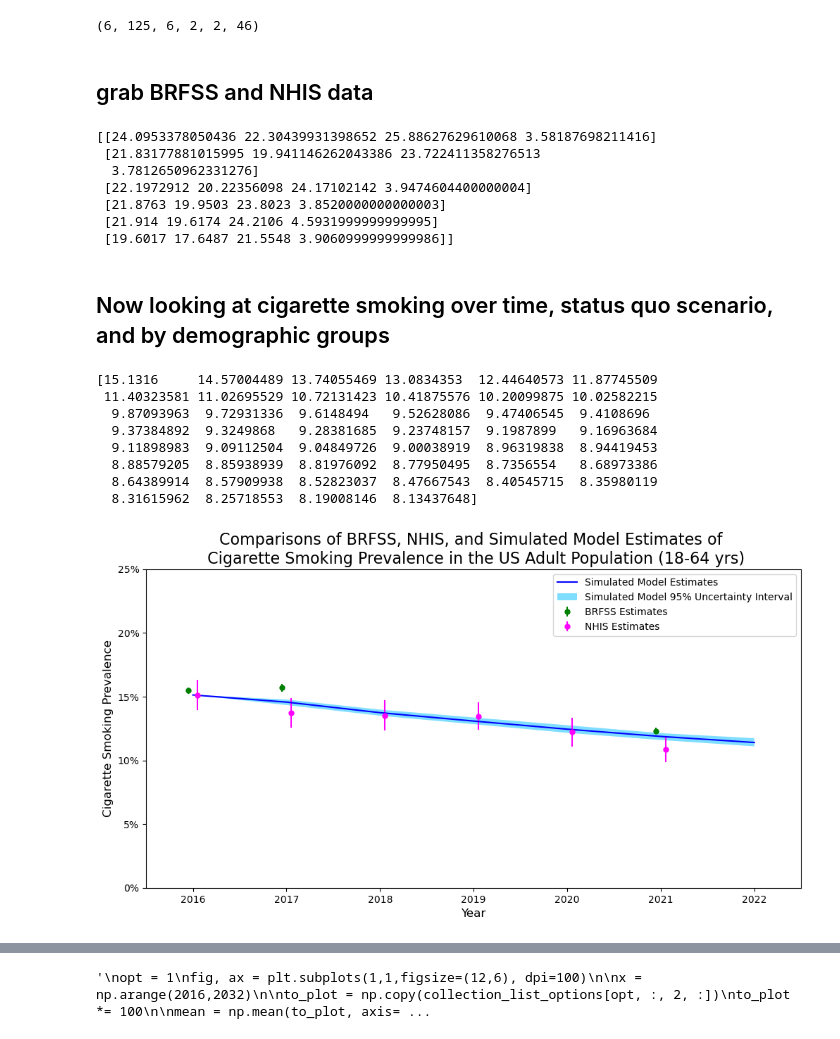
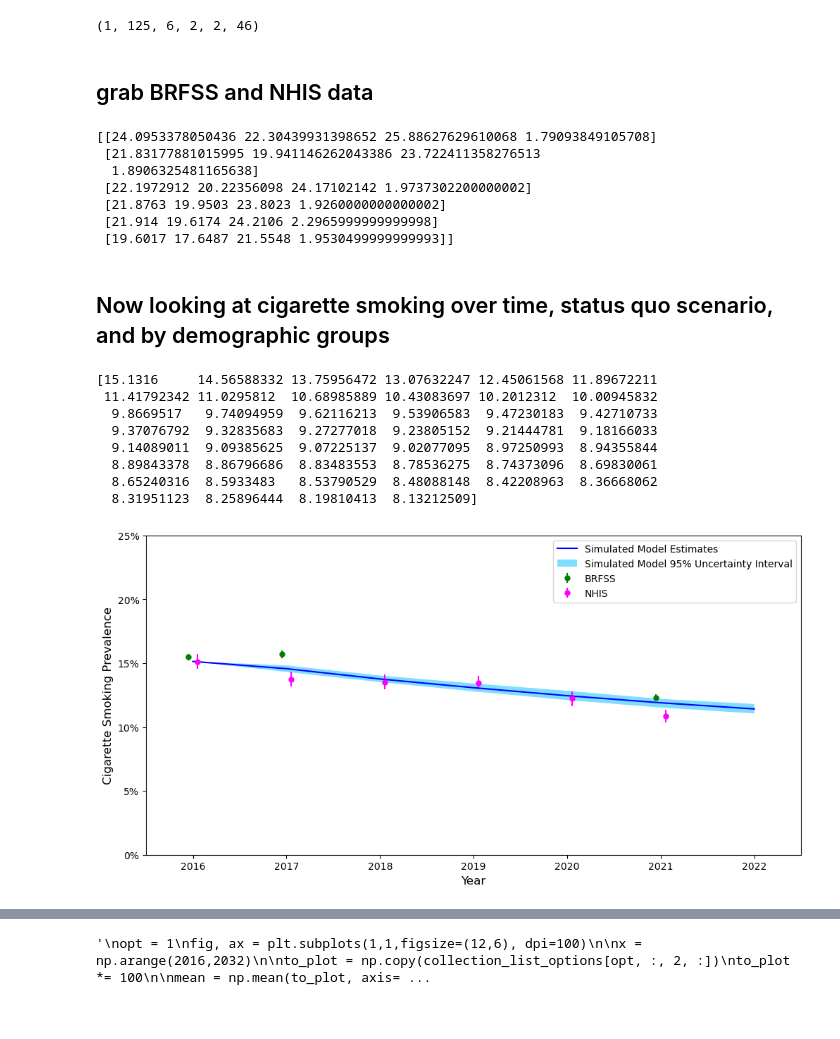
Before and after one commit to tapphughesn/menthol-model, a Jupyter notebook: mentholmodel/UA_figures.ipynb, the cells around one changed output, grey strips where cells are left out. Cells and saved outputs as stored; diff of their text form; code cells hidden in the pictures.

```diff
--- a/mentholmodel/UA_figures.ipynb
+++ b/mentholmodel/UA_figures.ipynb
@@ -12,6 +12,7 @@ base_dir = "/Users/nick/Documents/Gillings_work/uncertainty_analysis_data/uncert
 base_dir = "/Users/nick/Documents/Gillings_work/uncertainty_analysis_data/uncertainty_analysis_2023-03-29_14-16-04-931491_UPDATEDMETHOD_April2023"
 base_dir = "/Users/nick/Documents/Gillings_work/uncertainty_analysis_data/uncertainty_analysis_2023-10-11_23-47-30-192455"
 base_dir = "/Users/nick/Documents/Gillings_work/uncertainty_analysis_data/uncertainty_analysis_2023-10-24_21-00-37-093241"
+base_dir = "/Users/nick/Documents/Gillings_work/uncertainty_analysis_data/uncertainty_analysis_2024-10-23_21-15-19-372466"
 output_dir = os.path.join(base_dir, "outputs")
 outputs_dirs = [os.path.join(output_dir, f"option_{i}") for i in range(6)]
 # %%
@@ -19,6 +20,8 @@ collection_list_options = []
 
 for opt in range(6):
     outputs = outputs_dirs[opt]
+    if not os.path.exists(outputs):
+        continue
     collection_list = []
 
     # for each arr, store a 2D array in the list
@@ -54,8 +57,14 @@ The axes here are ban option #, output #, smoking state, black, pov, year
 with the smoking states being menthol, nonmenthol, menthol+nonmenthol, ecig/dual, former, nonsmoker
 """
 print(collection_list_options.shape)
+
+# print the total population by year for option 0
+# arr = collection_list_options[0,0]
+# arr = np.sum(arr, axis=(0,1,2))
+# for i in range(len(arr)):
+#     print(str(2016+i) + " " + str(arr[i]))
 # %% [output]
-(6, 125, 6, 2, 2, 46)
+(1, 125, 6, 2, 2, 46)
 # %% [markdown]
 ## grab BRFSS and NHIS data
 # %%
@@ -145,17 +154,16 @@ NHIS_smoking_prevalence_18_64_nonpov = add_error_column(pd.read_excel(NHIS_file,
 
 NHIS_x = np.array([2016, 2017, 2018, 2019, 2020, 2021])
 # %% [output]
-[[24.0953378050436 22.30439931398652 25.88627629610068 3.58187698211416]
+[[24.0953378050436 22.30439931398652 25.88627629610068 1.79093849105708]
  [21.83177881015995 19.941146262043386 23.722411358276513
-  3.7812650962331276]
- [22.1972912 20.22356098 24.17102142 3.9474604400000004]
- [21.8763 19.9503 23.8023 3.8520000000000003]
- [21.914 19.6174 24.2106 4.5931999999999995]
- [19.6017 17.6487 21.5548 3.9060999999999986]]
+  1.8906325481165638]
+ [22.1972912 20.22356098 24.17102142 1.9737302200000002]
+ [21.8763 19.9503 23.8023 1.9260000000000002]
+ [21.914 19.6174 24.2106 2.2965999999999998]
+ [19.6017 17.6487 21.5548 1.9530499999999993]]
 # %% [markdown]
 ## Now looking at cigarette smoking over time, status quo scenario, and by demographic groups
 # %%
-# Cigarette Smokers over time, total population, status quo scenario
 
 year_limit = 7 # limit years to 2022
 opt = 0
@@ -176,42 +184,41 @@ to_plot = to_plot / sums[:, np.newaxis, :] # change from absolute counts to prop
 to_plot = to_plot[:,2,:] # only want menthol + nonmenthol
 to_plot *= 100
 
 mean = np.mean(to_plot, axis=0)
 upper = np.percentile(to_plot, 97.5, axis=0)
 lower = np.percentile(to_plot, 2.5, axis=0)
 
 print(mean)
 
 ax.plot(x[:year_limit], mean[:year_limit], "blue")
 ax.fill_between(x[:year_limit], lower[:year_limit], upper[:year_limit], facecolor='deepskyblue', alpha=0.5)
 ax.errorbar(BRFSS_x - 0.05, BRFSS_y, yerr=BRFSS_e, fmt='o', ms=5, color="green")
 ax.errorbar(NHIS_x + 0.05, NHIS_smoking_prevalence_18_64_all[:,0], NHIS_smoking_prevalence_18_64_all[:,3], fmt='o', ms=5, color="magenta")
 
 plt.ylim(0,25)
 plt.xlim(x[:year_limit][0]-0.5, x[:year_limit][-1]+0.5)
 plt.xlabel("Year", fontsize=12)
 plt.ylabel("Cigarette Smoking Prevalence", fontsize=12)
 plt.xticks(x[:year_limit][::1], fontsize=10, horizontalalignment='center')
 # plt.yticks(np.arange(0,25)[::2], fontsize=10, horizontalalignment='center')
 y_tick_nums = np.arange(0,25 + 1,5) # plus one because arange doesn't include the "stop" param
 y_tick_labels = [str(x) + "%" for x in y_tick_nums]
 plt.yticks(y_tick_nums, y_tick_labels)
-plt.title(f"Comparisons of BRFSS, NHIS, and Simulated Model Estimates of \n Cigarette Smoking Prevalence in the US Adult Population (18-64 yrs)", fontsize=16)
 plt.legend([
     f"Simulated Model Estimates",
     f"Simulated Model 95% Uncertainty Interval",
-    f"BRFSS Estimates",
-    f"NHIS Estimates",
+    f"BRFSS",
+    f"NHIS",
 ])
 
 plt.show()
 # %% [output]
-[15.1316     14.57004489 13.74055469 13.0834353  12.44640573 11.87745509
- 11.40323581 11.02695529 10.72131423 10.41875576 10.20099875 10.02582215
-  9.87093963  9.72931336  9.6148494   9.52628086  9.47406545  9.4108696
-  9.37384892  9.3249868   9.28381685  9.23748157  9.1987899   9.16963684
-  9.11898983  9.09112504  9.04849726  9.00038919  8.96319838  8.94419453
-  8.88579205  8.85938939  8.81976092  8.77950495  8.7356554   8.68973386
-  8.64389914  8.57909938  8.52823037  8.47667543  8.40545715  8.35980119
-  8.31615962  8.25718553  8.19008146  8.13437648]
+[15.1316     14.56588332 13.75956472 13.07632247 12.45061568 11.89672211
+ 11.41792342 11.0295812  10.68985889 10.43083697 10.2012312  10.00945832
+  9.8669517   9.74094959  9.62116213  9.53906583  9.47230183  9.42710733
+  9.37076792  9.32835683  9.27277018  9.23805152  9.21444781  9.18166033
+  9.14089011  9.09385625  9.07225137  9.02077095  8.97250993  8.94355844
+  8.89843378  8.86796686  8.83483553  8.78536275  8.74373096  8.69830061
+  8.65240316  8.5933483   8.53790529  8.48088148  8.42208963  8.36668062
+  8.31951123  8.25896444  8.19810413  8.13212509]
-[figure, old version]
+[figure, new version]
```
Also changed, not shown: parts of 7 cells of this notebook, 33 other files.
